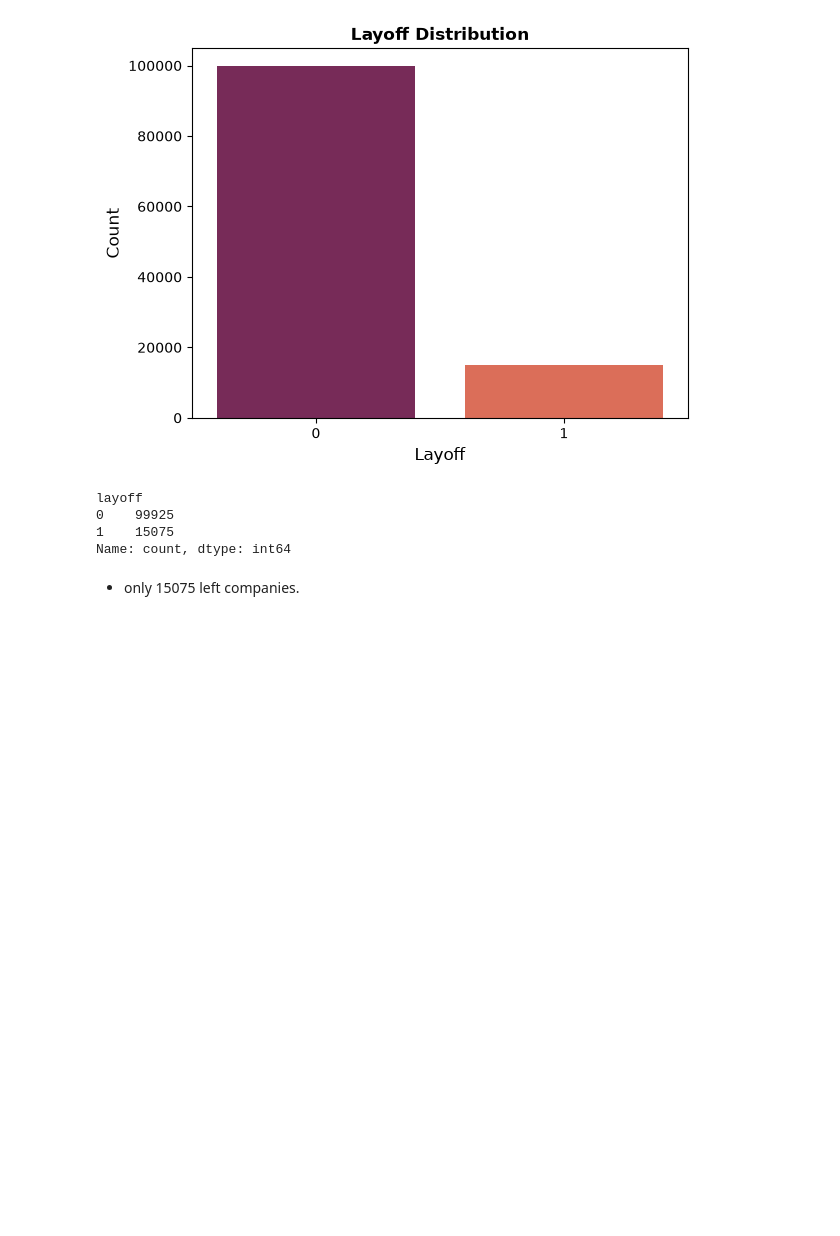
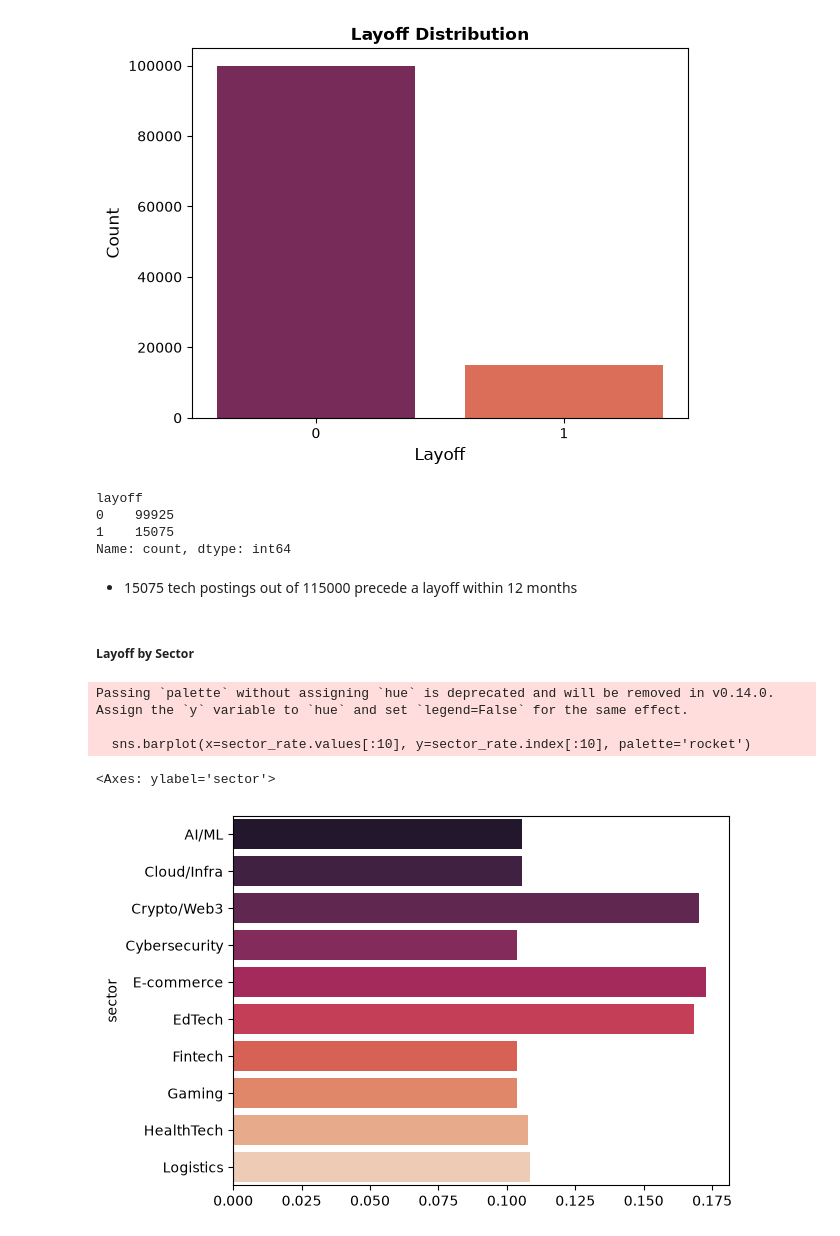
Before and after one commit to anshulbaisoya82-ux/Task-2-, a Jupyter notebook: Salary.ipynb, the cells around one changed output. Cells and saved outputs as stored; diff of their text form; code cells hidden in the pictures; blank space fills up the shorter version.

```diff
--- a/Salary.ipynb
+++ b/Salary.ipynb
@@ -803,4 +805,17 @@ layoff
 1    15075
 Name: count, dtype: int64
 # %% [markdown]
-- only 15075 left companies.
+- 15075 tech postings out of 115000 precede a layoff within 12 months
+# %% [markdown]
+##### Layoff by Sector
+# %%
+
+
+sector_rate = model2_df.groupby('sector')['layoff'].mean()
+sns.barplot(x=sector_rate.values[:10], y=sector_rate.index[:10], palette='rocket')
+# %% [output]
+Passing `palette` without assigning `hue` is deprecated and will be removed in v0.14.0. Assign the `y` variable to `hue` and set `legend=False` for the same effect.
+
+  sns.barplot(x=sector_rate.values[:10], y=sector_rate.index[:10], palette='rocket')
+<Axes: ylabel='sector'>
+[figure, added]
```
Also changed, not shown: parts of 3 cells of this notebook, 1 other file.
